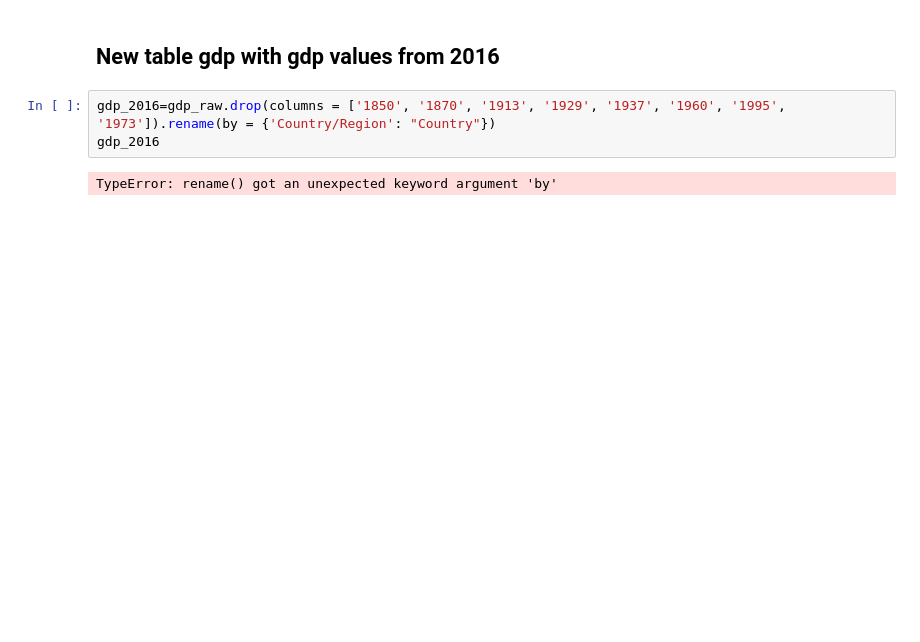
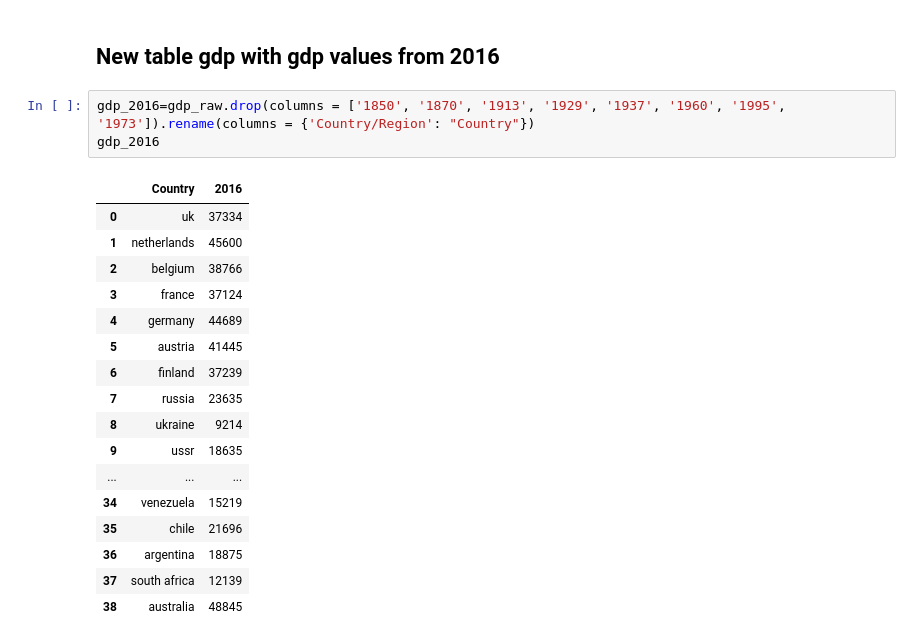
Before and after one commit to ds-modules/POLSCI3-Fa20-Dev, a Jupyter notebook: PS3/data/Wars by Death Toll .ipynb, the cells around one changed output. Cells and saved outputs as stored; diff of their text form; blank space fills up the shorter version.

```diff
--- a/PS3/data/Wars by Death Toll .ipynb
+++ b/PS3/data/Wars by Death Toll .ipynb
@@ -486,10 +488,26 @@ Stored 'wars' (Table)
 # %% [markdown]
 ## New table gdp with gdp values from 2016 ##
 # %%
-gdp_2016=gdp_raw.drop(columns = ['1850', '1870', '1913', '1929', '1937', '1960', '1995', '1973']).rename(by = {'Country/Region': "Country"})
+gdp_2016=gdp_raw.drop(columns = ['1850', '1870', '1913', '1929', '1937', '1960', '1995', '1973']).rename(columns = {'Country/Region': "Country"})
 gdp_2016
 # %% [output]
-TypeError: rename() got an unexpected keyword argument 'by'
+|  | Country | 2016 |
+| 0 | uk | 37334 |
+| 1 | netherlands | 45600 |
+| 2 | belgium | 38766 |
+| 3 | france | 37124 |
+| 4 | germany | 44689 |
+| 5 | austria | 41445 |
+| 6 | finland | 37239 |
+| 7 | russia | 23635 |
+| 8 | ukraine | 9214 |
+| 9 | ussr | 18635 |
+| ... | ... | ... |
+| 34 | venezuela | 15219 |
+| 35 | chile | 21696 |
+| 36 | argentina | 18875 |
+| 37 | south africa | 12139 |
+| 38 | australia | 48845 |
 # %%
 gdp = Table.from_df(gdp_2016)
 gdp
```
Also changed, not shown: parts of 2 cells of this notebook.
